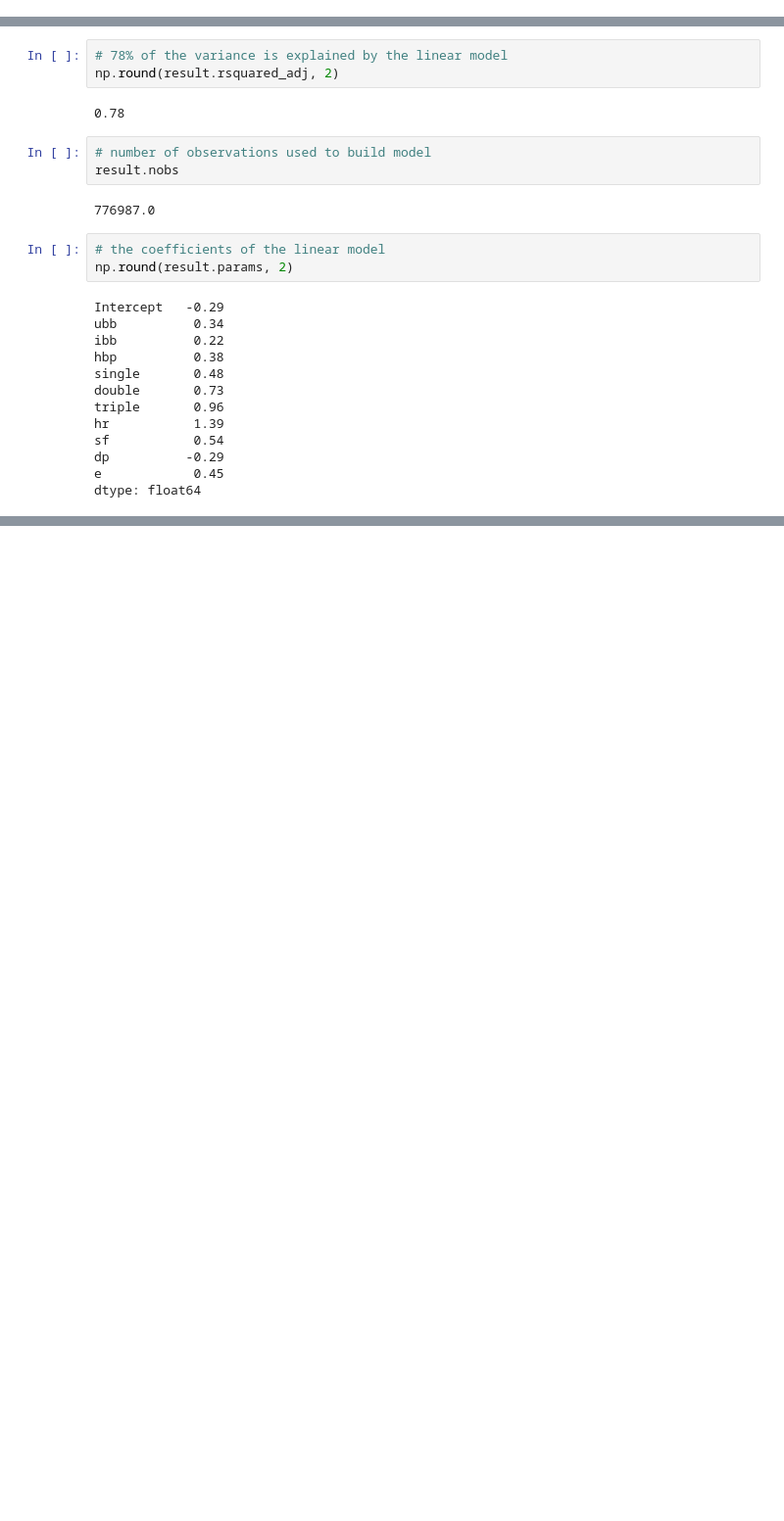
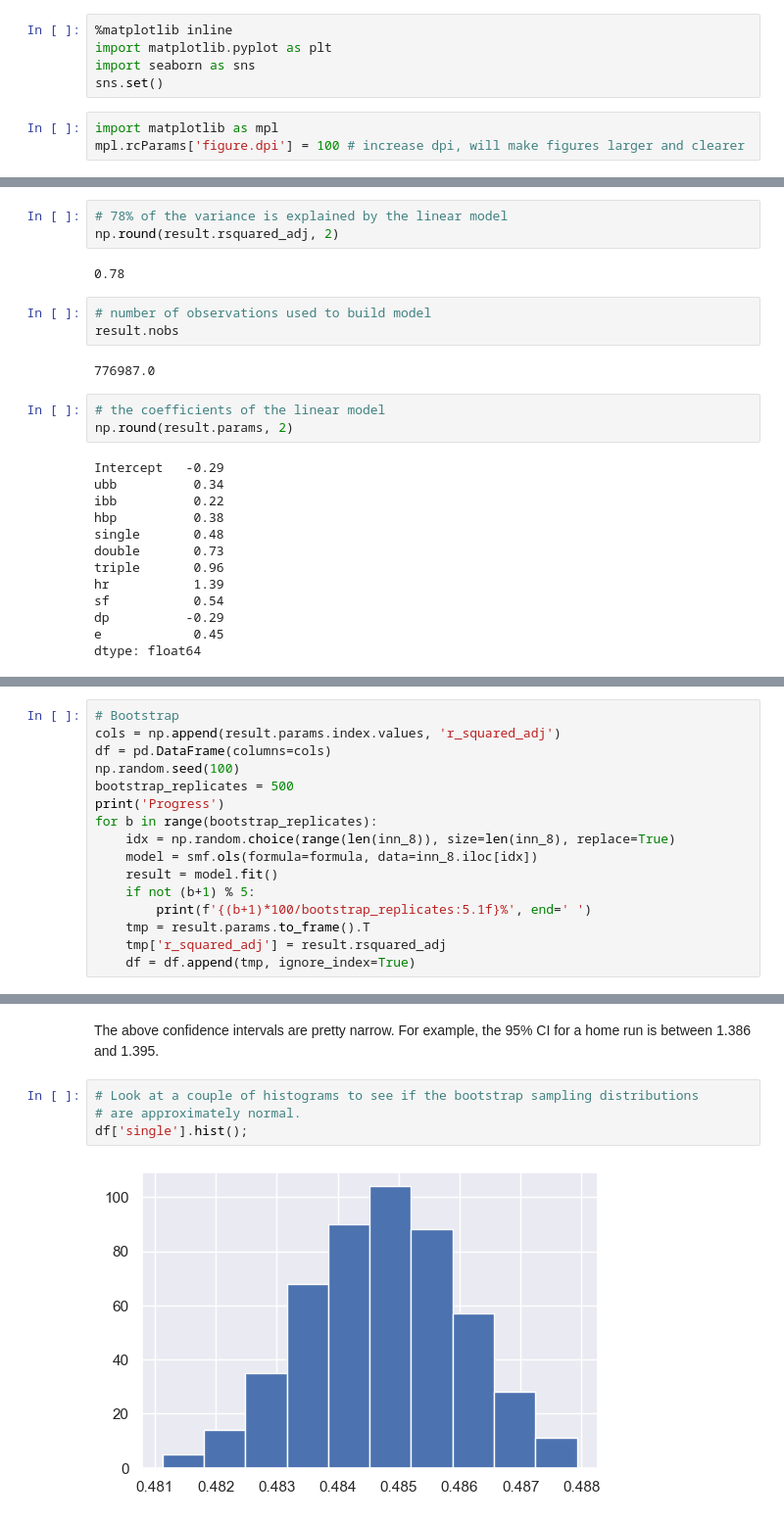
Before and after one commit to sdiehl28/baseball-analytics, a Jupyter notebook: baseball_jupyter_nb/04_LinearWeights_CSV.ipynb, the cells around one changed output, grey strips where cells are left out. Shown at 98% size. Cells and saved outputs as stored; diff of their text form; blank space fills up the shorter version.

```diff
--- a/baseball_jupyter_nb/04_LinearWeights_CSV.ipynb
+++ b/baseball_jupyter_nb/04_LinearWeights_CSV.ipynb
@@ -44,6 +61,14 @@ import data_helper as dh
 import statsmodels.api as sm
 import statsmodels.formula.api as smf
 from patsy import dmatrices
+# %%
+%matplotlib inline
+import matplotlib.pyplot as plt
+import seaborn as sns
+sns.set()
+# %%
+import matplotlib as mpl
+mpl.rcParams['figure.dpi'] = 100 # increase dpi, will make figures larger and clearer
 # %%
 data_dir = Path('../data')
 lahman_data = data_dir.joinpath('lahman/wrangled').resolve()
@@ -255,0 +266,16 @@ result.conf_int().round(3)
+# %%
+# Bootstrap
+cols = np.append(result.params.index.values, 'r_squared_adj')
+df = pd.DataFrame(columns=cols)
+np.random.seed(100)
+bootstrap_replicates = 500
+print('Progress')
+for b in range(bootstrap_replicates):
+    idx = np.random.choice(range(len(inn_8)), size=len(inn_8), replace=True)
+    model = smf.ols(formula=formula, data=inn_8.iloc[idx])
+    result = model.fit()
+    if not (b+1) % 5:
+        print(f'{(b+1)*100/bootstrap_replicates:5.1f}%', end=' ')
+    tmp = result.params.to_frame().T
+    tmp['r_squared_adj'] = result.rsquared_adj
+    df = df.append(tmp, ignore_index=True)
@@ -255,0 +301,8 @@ result.conf_int().round(3)
+# %% [markdown]
+The above confidence intervals are pretty narrow.  For example, the 95% CI for a home run is between 1.386 and 1.395.
+# %%
+# Look at a couple of histograms to see if the bootstrap sampling distributions
+# are approximately normal.
+df['single'].hist();
+# %% [output]
+[figure, added]
```
Also changed, not shown: parts of 16 cells of this notebook.
